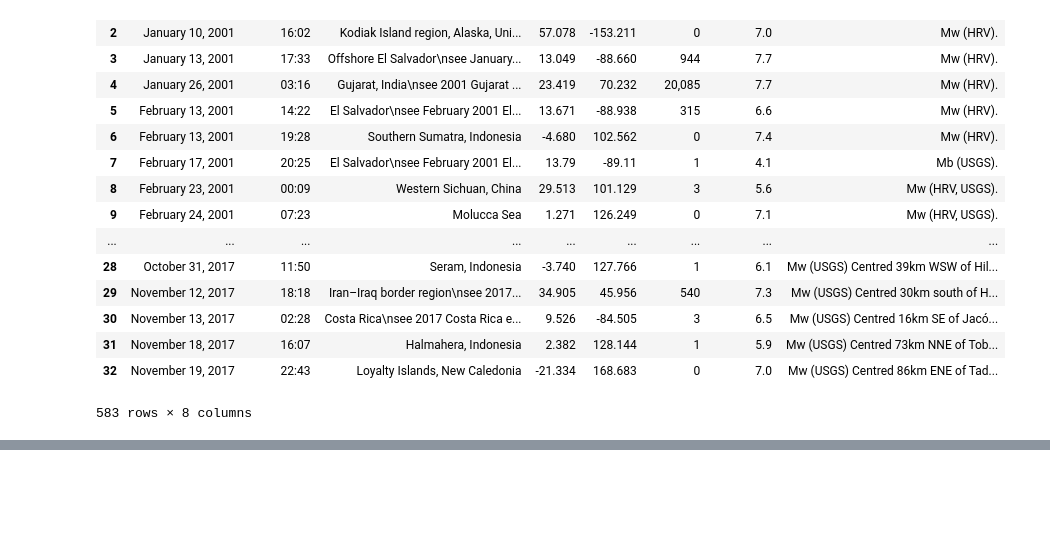
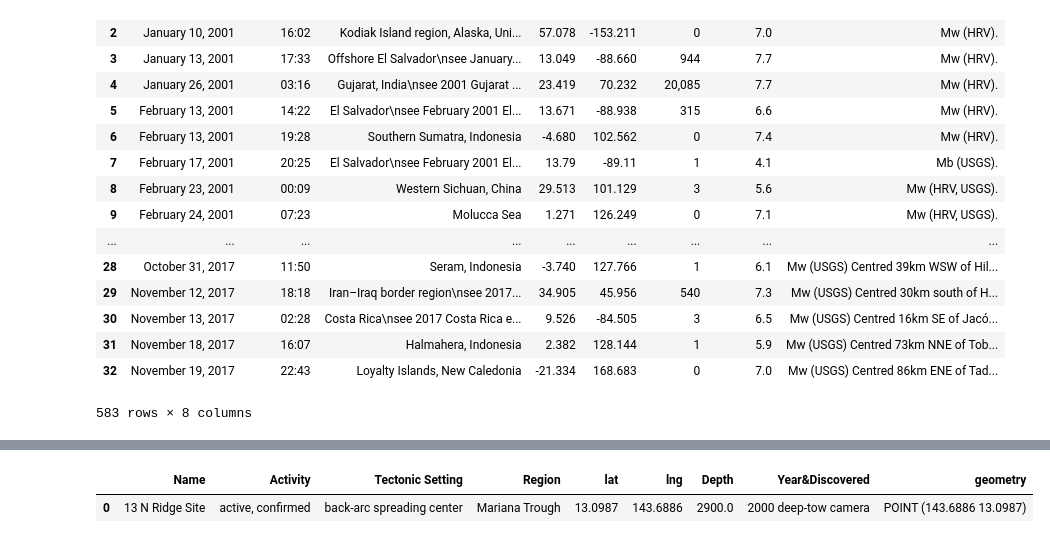
Before and after one commit to smitamisra/StrikingRobo_Earthquakes, a Jupyter notebook: MR_DQ3.ipynb, the cells around one changed output, grey strips where cells are left out. Cells and saved outputs as stored; diff of their text form; code cells hidden in the pictures; blank space fills up the shorter version.

```diff
--- a/MR_DQ3.ipynb
+++ b/MR_DQ3.ipynb
@@ -616,0 +665,20 @@ earthquakes_new
+# %%
+request = urllib.request.Request("http://vents-data.interridge.org/ventfields_list_all")
+result = urllib.request.urlopen(request)
+resulttext = result.read()
+soup_vent = BS(resulttext, 'html.parser')
+table_vent = soup_vent.find_all('table', class_="views-table cols-8")
+#table_vent
+#type(table_vent)
+#len(table_vent)
+table_vent2 = table_vent[0]
+#type(table_vent2)
+table_headers_vent = table_vent2.find_all("th")
+columns_vent = [th.text for th in table_headers_vent]
+columns_vent
+rows_vent = []
+for tr in table_vent2.find_all("tr")[1:]:
+    row_data = [td.text for td in tr.find_all("td")]
+    rows_vent.append(row_data)
+#rows_vent
+vents = pd.DataFrame(rows_vent, columns = columns_vent)
@@ -616,0 +701,5 @@ earthquakes_new
+# %%
+cols = ["lat", "lng", "Depth"]
+vents[cols] = vents[cols].apply(pd.to_numeric)#, errors='coerce')
+#earthquakes_new.iloc[275]
+vents.info()
@@ -616,0 +720,9 @@ earthquakes_new
+# %%
+geometry_vent = [Point(xy) for xy in zip(vents.lng, vents.lat)]
+crs = {"init": "epsg:4326"}
+vents_gdf = gpd.GeoDataFrame(vents, crs=crs, geometry=geometry_vent)
+# %%
+vents_gdf.head(1)
+# %% [output]
+|  | Name | Activity | Tectonic Setting | Region | lat | lng | Depth | Year&Discovered | geometry |
+| 0 | 13 N Ridge Site | active, confirmed | back-arc spreading center | Mariana Trough | 13.0987 | 143.6886 | 2900.0 | 2000 deep-tow camera | POINT (143.6886 13.0987) |
```
Also changed, not shown: parts of 9 cells of this notebook.
